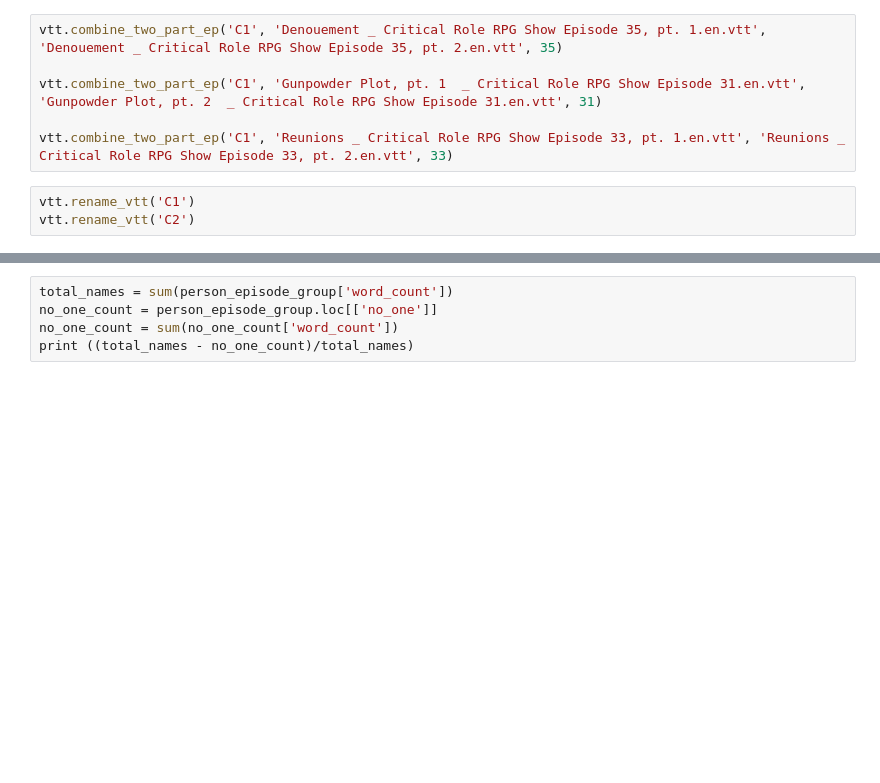
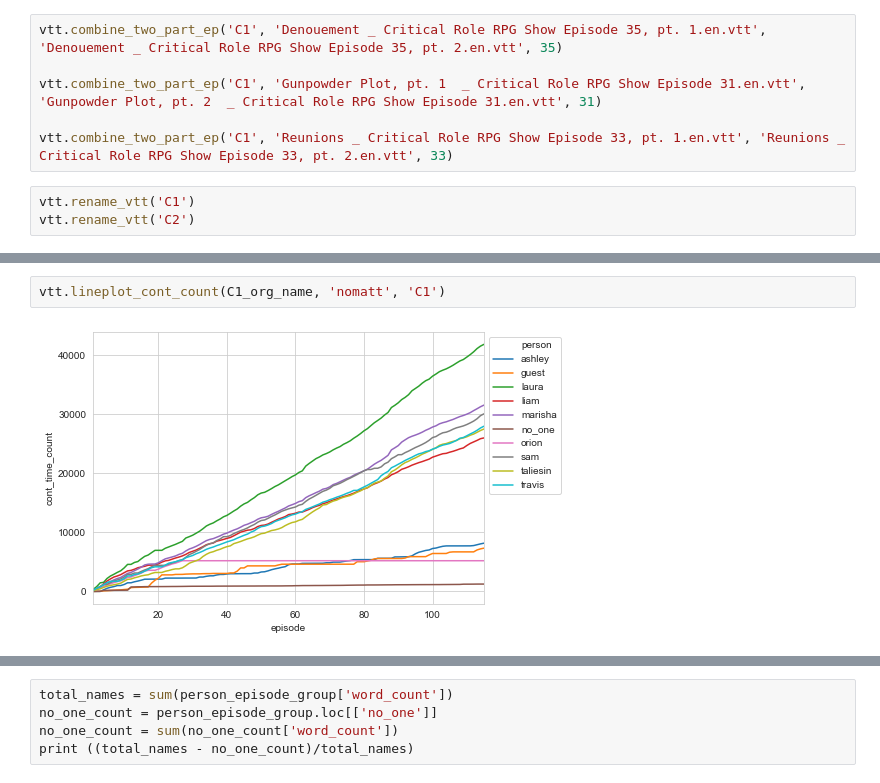
Before and after one commit to albechen/critical-role-transcript-statistics, a Jupyter notebook: cr_transcript.ipynb, the cells around one changed output, grey strips where cells are left out. Drawn from its saved outputs; the diff is of its cells as text; blank space fills up the shorter version.

```diff
--- a/cr_transcript.ipynb
+++ b/cr_transcript.ipynb
@@ -22 +53,5 @@ vtt.rename_vtt('C2')
+# %%
+vtt.lineplot_cont_count(C1_org_name, 'nomatt', 'C1')
+# %% [output]
+[figure, added]
 # %%
```
Also changed, not shown: parts of 12 cells of this notebook, 3 other files.
